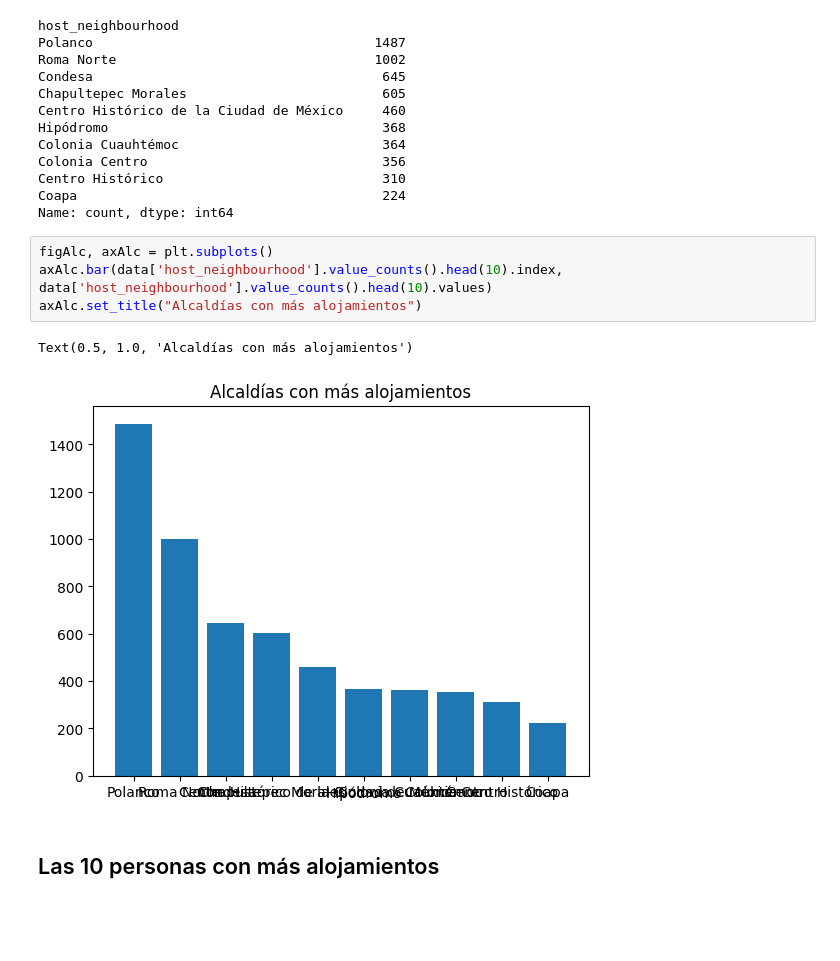
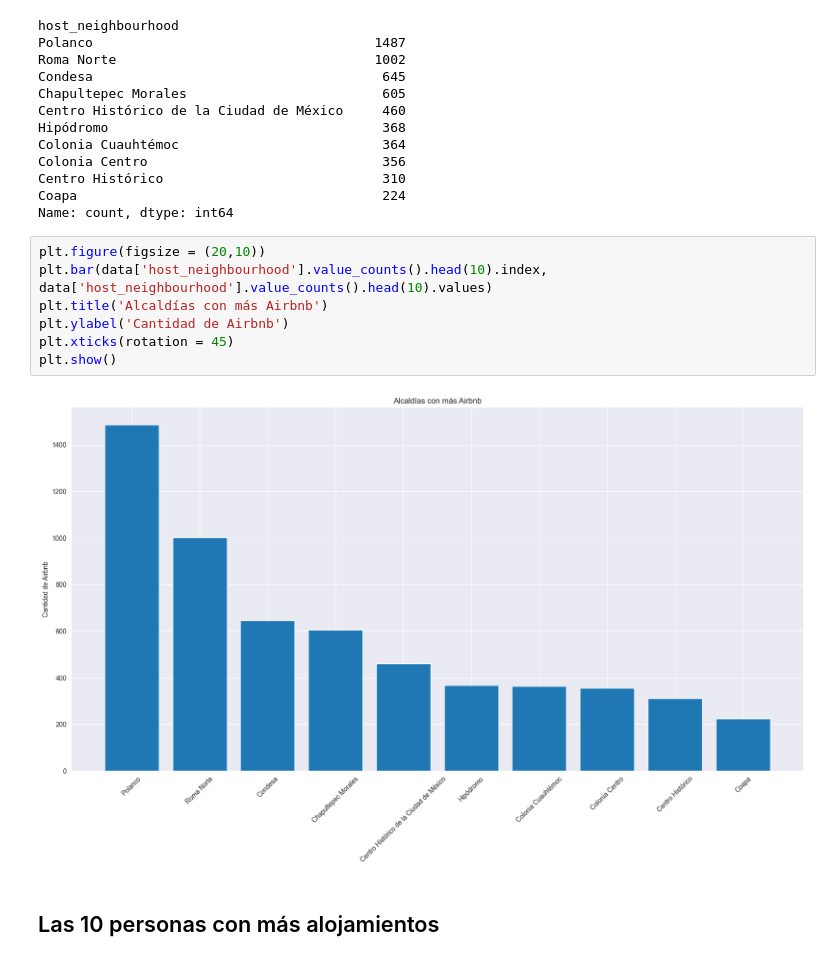
Before and after one commit to WilfridoTA/AdvancedAI_Python-Stats, a Jupyter notebook: Airbnb/AnalisisAirbnb.ipynb, the cells around one changed output. Drawn from its saved outputs; the diff is of its cells as text; blank space fills up the shorter version.

```diff
--- a/Airbnb/AnalisisAirbnb.ipynb
+++ b/Airbnb/AnalisisAirbnb.ipynb
@@ -185,13 +185,15 @@ Colonia Centro                              356
 Centro Histórico                            310
 Coapa                                       224
 Name: count, dtype: int64
-# %%
-figAlc, axAlc = plt.subplots()
-axAlc.bar(data['host_neighbourhood'].value_counts().head(10).index, data['host_neighbourhood'].value_counts().head(10).values)
-axAlc.set_title("Alcaldías con más alojamientos")
-# %% [output]
-Text(0.5, 1.0, 'Alcaldías con más alojamientos')
-[figure, removed]
+# %%
+plt.figure(figsize = (20,10))
+plt.bar(data['host_neighbourhood'].value_counts().head(10).index, data['host_neighbourhood'].value_counts().head(10).values)
+plt.title('Alcaldías con más Airbnb')
+plt.ylabel('Cantidad de Airbnb')
+plt.xticks(rotation = 45)
+plt.show()
+# %% [output]
+[figure, added]
 # %% [markdown]
 ## Las 10 personas con más alojamientos
 # %%
```
Also changed, not shown: parts of 24 cells of this notebook.
